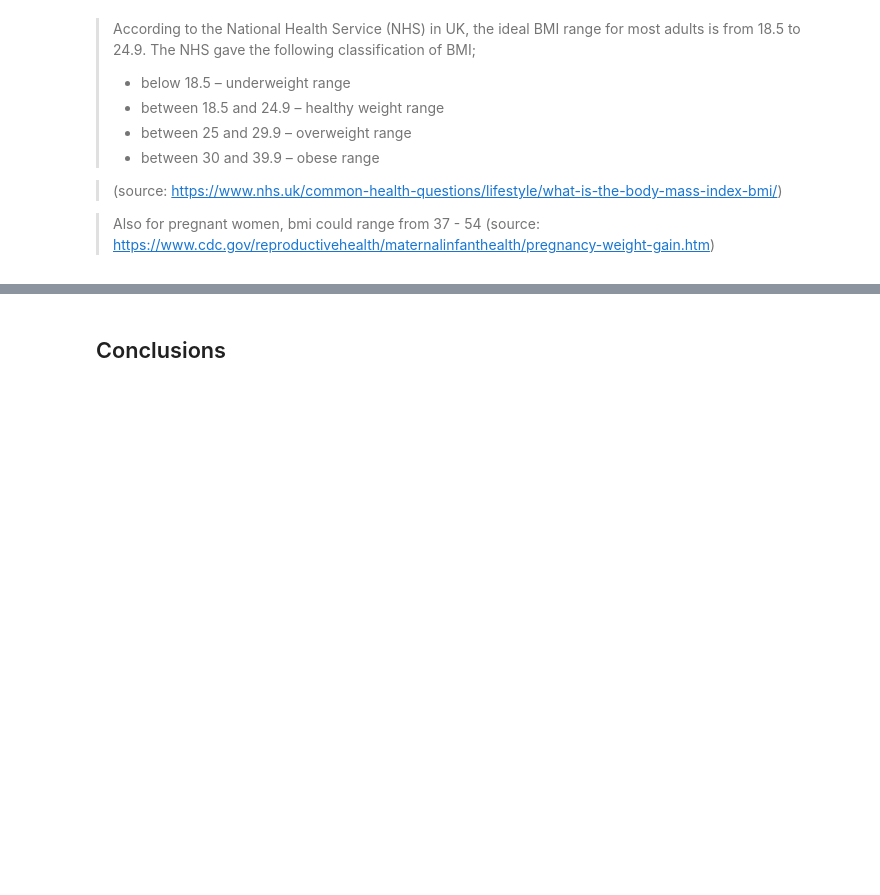
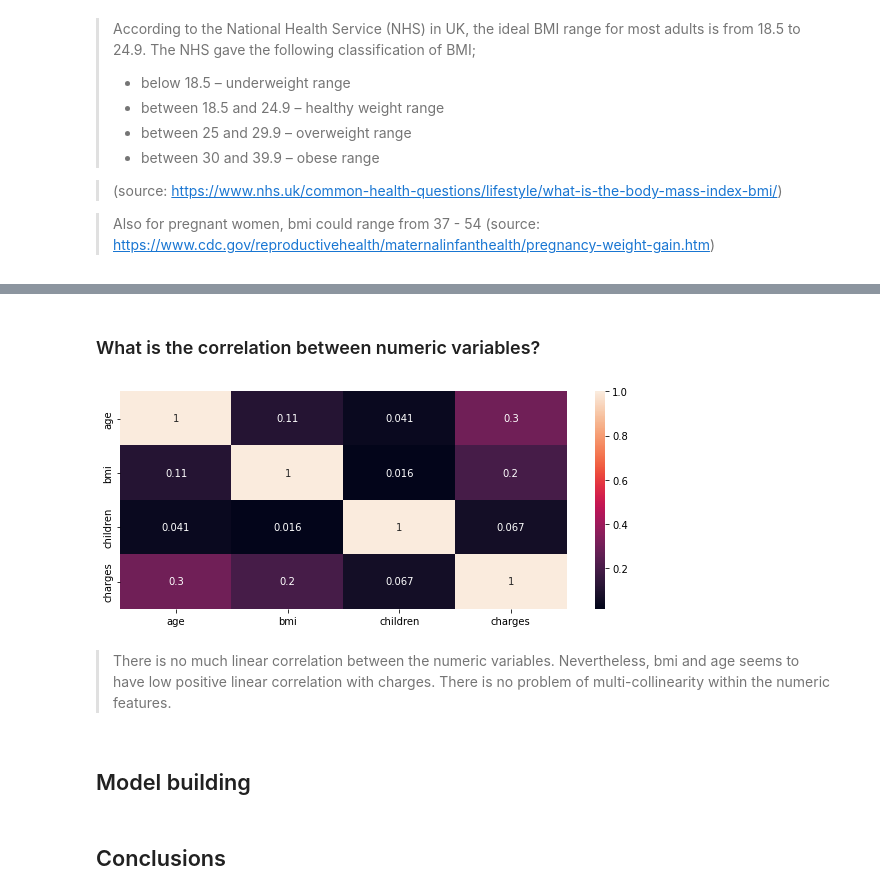
Before and after one commit to flowerfatih/Global_AI_TeamExplorer, a Jupyter notebook: medical_cost_analysis_TeamExplorer.ipynb, the cells around one changed output, grey strips where cells are left out. Drawn from its saved outputs; the diff is of its cells as text; code cells hidden in the pictures; blank space fills up the shorter version.

```diff
--- a/medical_cost_analysis_TeamExplorer.ipynb
+++ b/medical_cost_analysis_TeamExplorer.ipynb
@@ -408,2 +421,17 @@ df_clean[df_clean['bmi'] > 40]
+# %% [markdown]
+### What is the correlation between numeric variables?
+# %%
+# compute correlation
+corr = df_clean.corr()
+
+# plot correlation heatmap
+plt.figure(figsize=[10,4])
+sns.heatmap(corr, annot=True);
+# %% [output]
+[figure, added]
+# %% [markdown]
+> There is no much linear correlation between the numeric variables. Nevertheless, bmi and age seems to have low positive linear correlation with charges. There is no problem of multi-collinearity within the numeric features.
+# %% [markdown]
+## Model building
 # %% [markdown]
 ## Conclusions
```
Also changed, not shown: parts of 20 cells of this notebook.
